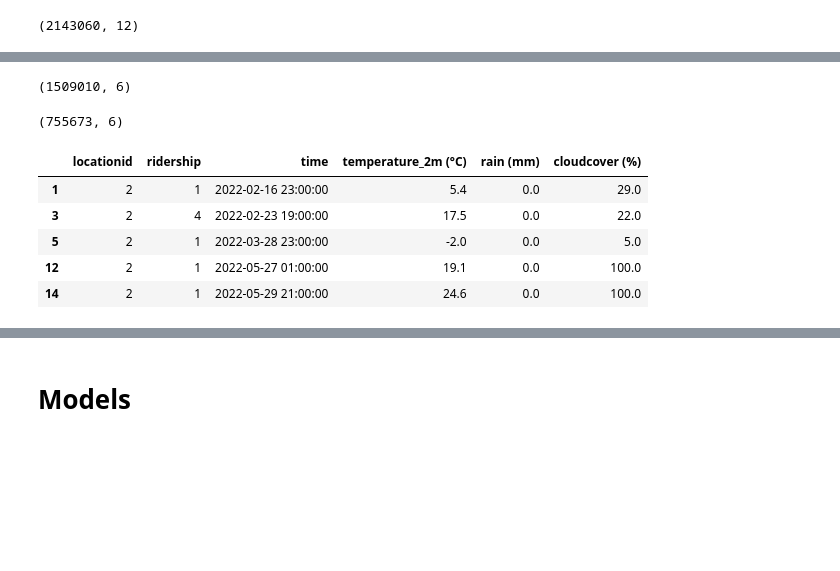
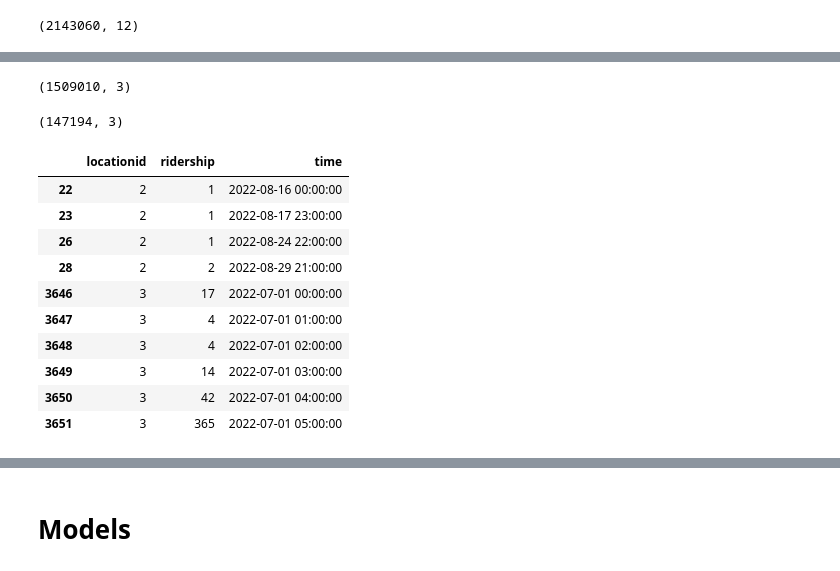
Before and after one commit to t-acheson/project2-fomo, a Jupyter notebook: data/RandForest/RF_m1.ipynb, the cells around one changed output, grey strips where cells are left out. Drawn from its saved outputs; the diff is of its cells as text; code cells hidden in the pictures; blank space fills up the shorter version.

Commit message:
Update RandForest
updated the Random forest model to drop any rows not from July/August and generated a new pickle file that is much smaller

```diff
--- a/data/RandForest/RF_m1.ipynb
+++ b/data/RandForest/RF_m1.ipynb
@@ -64,8 +86,8 @@ df.shape
 (2143060, 12)
 # %%
 
-df = df.drop(columns=['winddirection_10m (°)', 'windspeed_10m (km/h)', 'cloudcover_high (%)',
-                      'cloudcover_mid (%)', 'cloudcover_low (%)', 'precipitation (mm)'])
+df = df.drop(columns=['temperature_2m (°C)', 'precipitation (mm)', 'rain (mm)','winddirection_10m (°)', 'windspeed_10m (km/h)', 'cloudcover_high (%)',
+                      'cloudcover_mid (%)', 'cloudcover_low (%)', 'cloudcover (%)'])
 
 df.head()
 # %% [output]
@@ -104,25 +120,32 @@ dtype: int64
 
 df.shape
 # %% [output]
-(1509010, 6)
+(1509010, 3)
 # %%
 
 # Filter the dataframe to keep only the rows between 6pm to 6am
 df = df[(df['time'].dt.hour < 6) | (df['time'].dt.hour >= 18)]
-# %%
-
-df.shape
-# %% [output]
-(755673, 6)
+# %%
+# Filter the data to only keep data for July and August
+df = df[(df['time'].dt.month == 7) | (df['time'].dt.month == 8)]
+# %%
+df.shape
+# %% [output]
+(147194, 3)
 # %%
-df.head()
+df.head(10)
 # %% [output]
-|  | locationid | ridership | time | temperature_2m (°C) | rain (mm) | cloudcover (%) |
-| 1 | 2 | 1 | 2022-02-16 23:00:00 | 5.4 | 0.0 | 29.0 |
-| 3 | 2 | 4 | 2022-02-23 19:00:00 | 17.5 | 0.0 | 22.0 |
-| 5 | 2 | 1 | 2022-03-28 23:00:00 | -2.0 | 0.0 | 5.0 |
-| 12 | 2 | 1 | 2022-05-27 01:00:00 | 19.1 | 0.0 | 100.0 |
-| 14 | 2 | 1 | 2022-05-29 21:00:00 | 24.6 | 0.0 | 100.0 |
+|  | locationid | ridership | time |
+| 22 | 2 | 1 | 2022-08-16 00:00:00 |
+| 23 | 2 | 1 | 2022-08-17 23:00:00 |
+| 26 | 2 | 1 | 2022-08-24 22:00:00 |
+| 28 | 2 | 2 | 2022-08-29 21:00:00 |
+| 3646 | 3 | 17 | 2022-07-01 00:00:00 |
+| 3647 | 3 | 4 | 2022-07-01 01:00:00 |
+| 3648 | 3 | 4 | 2022-07-01 02:00:00 |
+| 3649 | 3 | 14 | 2022-07-01 03:00:00 |
+| 3650 | 3 | 42 | 2022-07-01 04:00:00 |
+| 3651 | 3 | 365 | 2022-07-01 05:00:00 |
 # %%
 
 df.to_parquet('night_data.parquet')
```
Also changed, not shown: parts of 19 cells of this notebook, 4 other files.
